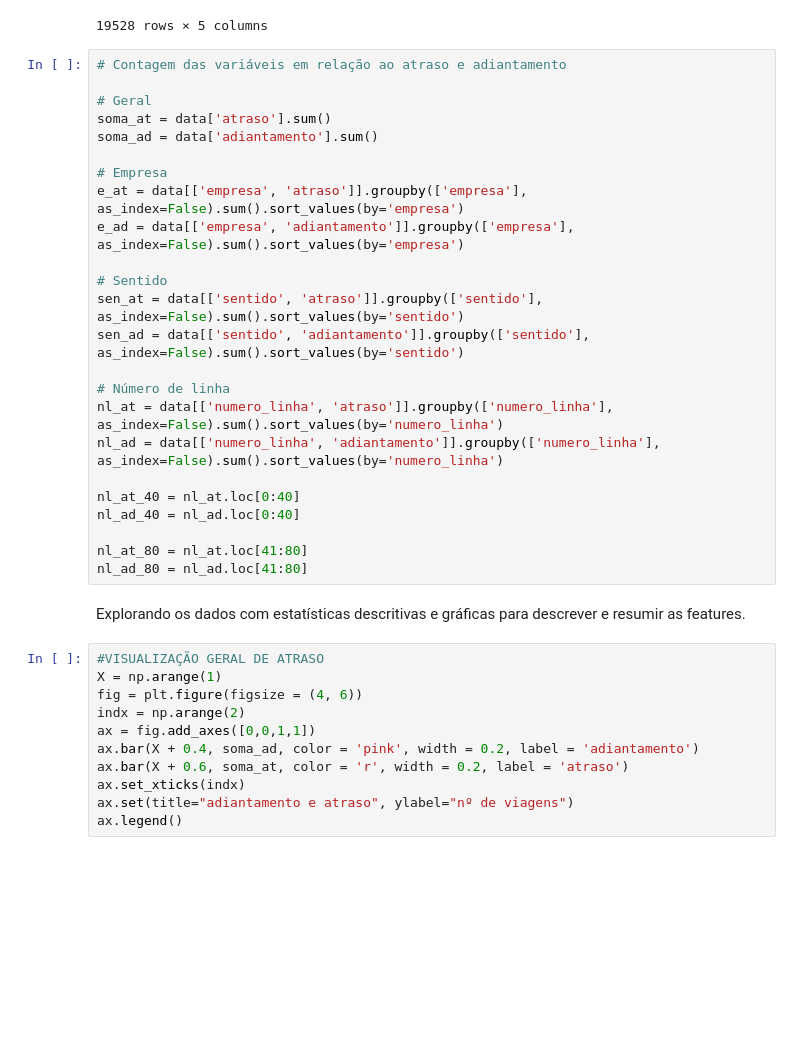
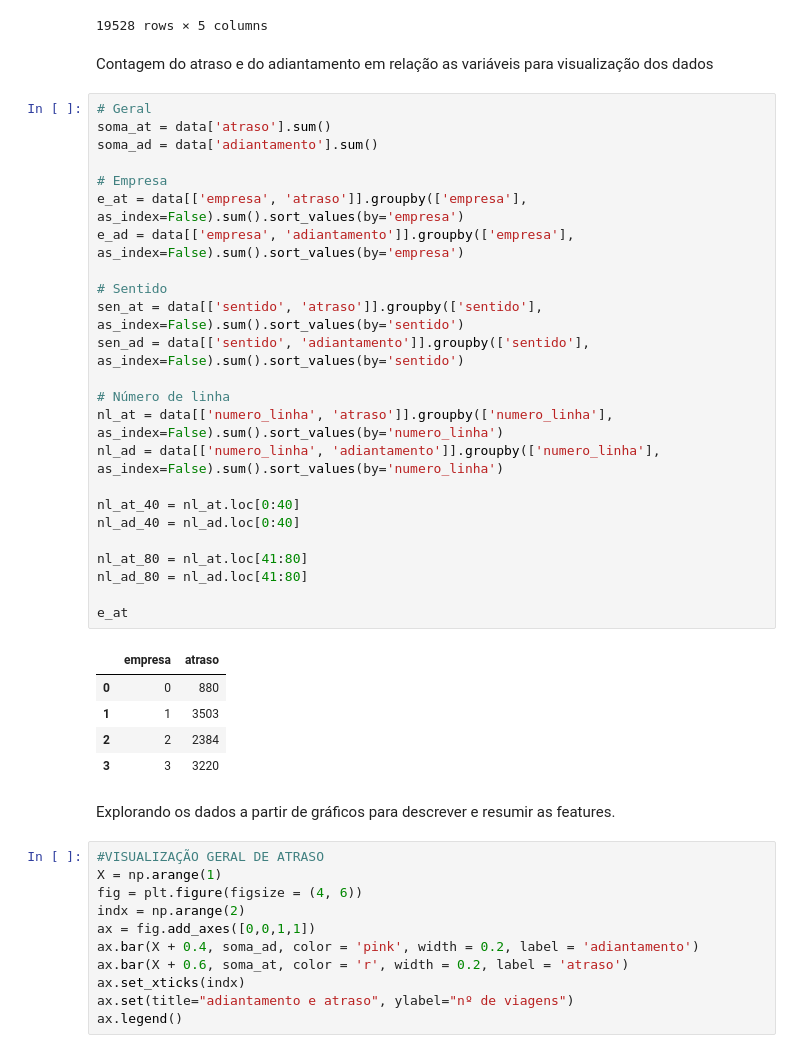
Before and after one commit to willieny/SMTT, a Jupyter notebook: SMTT.ipynb, the cells around one changed output. Saved outputs shown, nothing was run; the diff lists cells and outputs as text; blank space fills up the shorter version.

```diff
--- a/SMTT.ipynb
+++ b/SMTT.ipynb
@@ -245,32 +230,40 @@ data
 | 19526 | 1 | 0 | 0 | 107 | 0 |
 | 19527 | 1 | 0 | 0 | 107 | 1 |
 19528 rows × 5 columns
+# %% [markdown]
+Contagem do atraso e do adiantamento em relação as variáveis para visualização dos dados
 # %%
-# Contagem das variáveis em relação ao atraso e adiantamento
-
 # Geral
 soma_at = data['atraso'].sum()
 soma_ad = data['adiantamento'].sum()
 
 # Empresa
 e_at = data[['empresa', 'atraso']].groupby(['empresa'], as_index=False).sum().sort_values(by='empresa')
 e_ad = data[['empresa', 'adiantamento']].groupby(['empresa'], as_index=False).sum().sort_values(by='empresa')
 
 # Sentido
 sen_at = data[['sentido', 'atraso']].groupby(['sentido'], as_index=False).sum().sort_values(by='sentido')
 sen_ad = data[['sentido', 'adiantamento']].groupby(['sentido'], as_index=False).sum().sort_values(by='sentido')
 
 # Número de linha
 nl_at = data[['numero_linha', 'atraso']].groupby(['numero_linha'], as_index=False).sum().sort_values(by='numero_linha')
 nl_ad = data[['numero_linha', 'adiantamento']].groupby(['numero_linha'], as_index=False).sum().sort_values(by='numero_linha')
 
 nl_at_40 = nl_at.loc[0:40]
 nl_ad_40 = nl_ad.loc[0:40]
 
 nl_at_80 = nl_at.loc[41:80]
 nl_ad_80 = nl_ad.loc[41:80]
+
+e_at
+# %% [output]
+|  | empresa | atraso |
+| 0 | 0 | 880 |
+| 1 | 1 | 3503 |
+| 2 | 2 | 2384 |
+| 3 | 3 | 3220 |
 # %% [markdown]
-Explorando os dados com estatísticas descritivas e gráficas para descrever e resumir as features.
+Explorando os dados a partir de gráficos para descrever e resumir as features.
 # %%
 #VISUALIZAÇÃO GERAL DE ATRASO
 X = np.arange(1)
```
Also changed, not shown: parts of 9 cells of this notebook.
